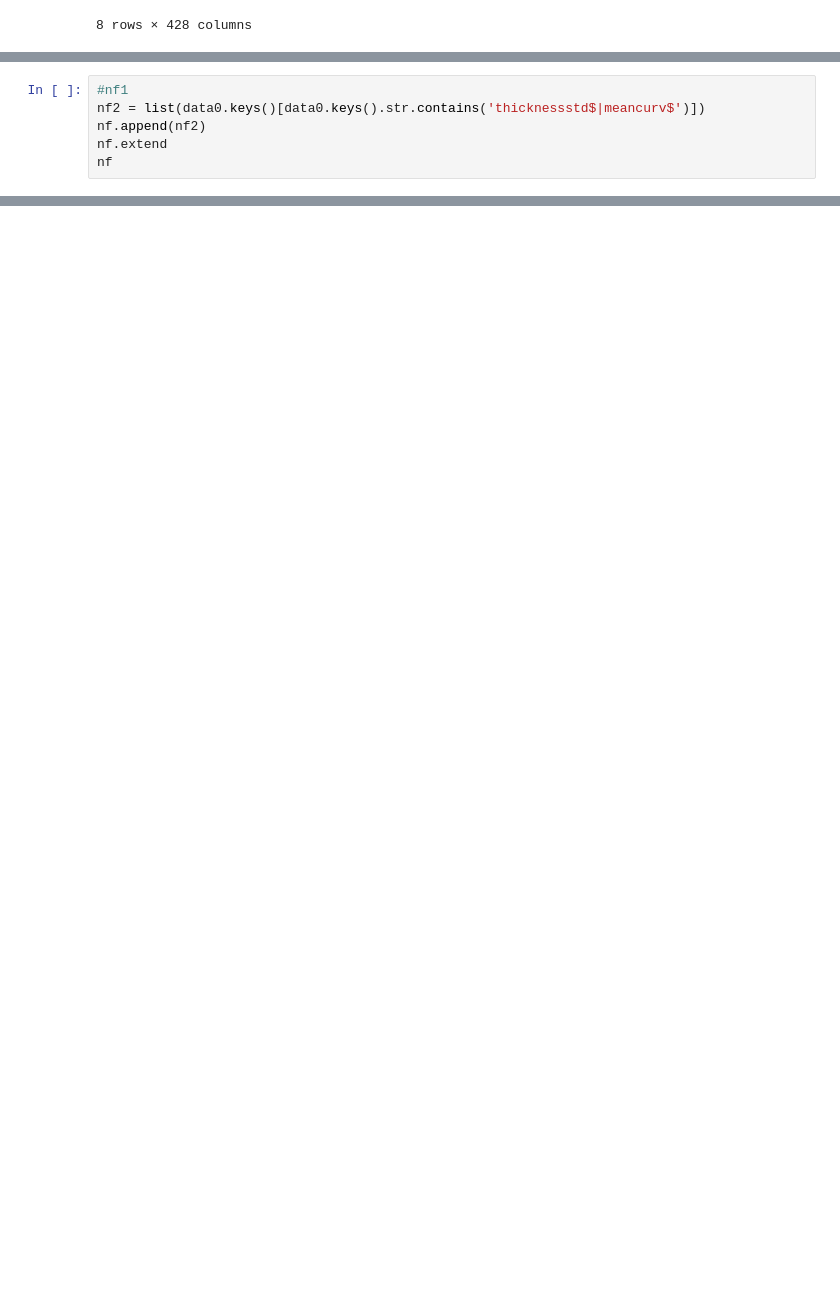
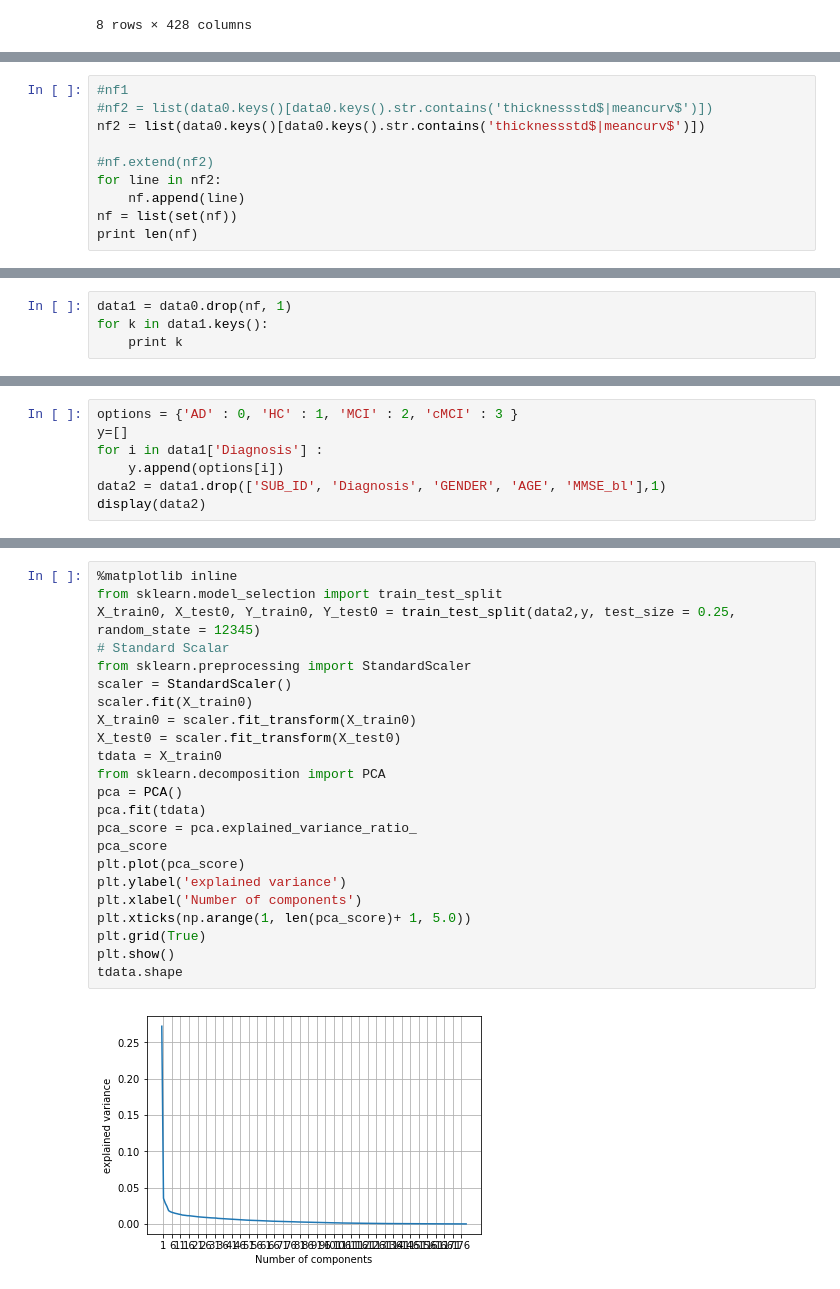
Before and after one commit to sabinkhdk/MCI-MRI, a Jupyter notebook: MCI-Classification.ipynb, the cells around one changed output, grey strips where cells are left out. Drawn from its saved outputs; the diff is of its cells as text; blank space fills up the shorter version.

```diff
--- a/MCI-Classification.ipynb
+++ b/MCI-Classification.ipynb
@@ -103,7 +86,11 @@ nf = ['Left-Lateral-Ventricle', 'Left-Inf-Lat-Vent', 'Left-Cerebellum-White-Matt
 # %%
 #nf1
+#nf2 = list(data0.keys()[data0.keys().str.contains('thicknessstd$|meancurv$')])
 nf2 = list(data0.keys()[data0.keys().str.contains('thicknessstd$|meancurv$')])
-nf.append(nf2)
-nf.extend
-nf
+
+#nf.extend(nf2)
+for line in nf2:
+    nf.append(line)
+nf = list(set(nf))
+print len(nf)
 # %% [output]
@@ -126,0 +98,4 @@ nf
+# %%
+data1 = data0.drop(nf, 1)
+for k in data1.keys():
+    print k
@@ -126,0 +120,7 @@ nf
+# %%
+options = {'AD' : 0, 'HC' : 1, 'MCI' : 2, 'cMCI' : 3 }
+y=[]
+for i in data1['Diagnosis'] :
+    y.append(options[i])
+data2 = data1.drop(['SUB_ID', 'Diagnosis', 'GENDER', 'AGE', 'MMSE_bl'],1)
+display(data2)
@@ -126,0 +146,25 @@ nf
+# %%
+%matplotlib inline
+from sklearn.model_selection import train_test_split
+X_train0, X_test0, Y_train0, Y_test0 = train_test_split(data2,y, test_size = 0.25, random_state = 12345)
+# Standard Scalar
+from sklearn.preprocessing import StandardScaler
+scaler = StandardScaler()
+scaler.fit(X_train0)
+X_train0 = scaler.fit_transform(X_train0)
+X_test0 = scaler.fit_transform(X_test0)
+tdata = X_train0
+from sklearn.decomposition import PCA
+pca = PCA()
+pca.fit(tdata)
+pca_score = pca.explained_variance_ratio_
+pca_score
+plt.plot(pca_score)
+plt.ylabel('explained variance')
+plt.xlabel('Number of components')
+plt.xticks(np.arange(1, len(pca_score)+ 1, 5.0))
+plt.grid(True)
+plt.show()
+tdata.shape
+# %% [output]
+[figure, added]
```
Also changed, not shown: parts of 8 cells of this notebook, 1 other file.
